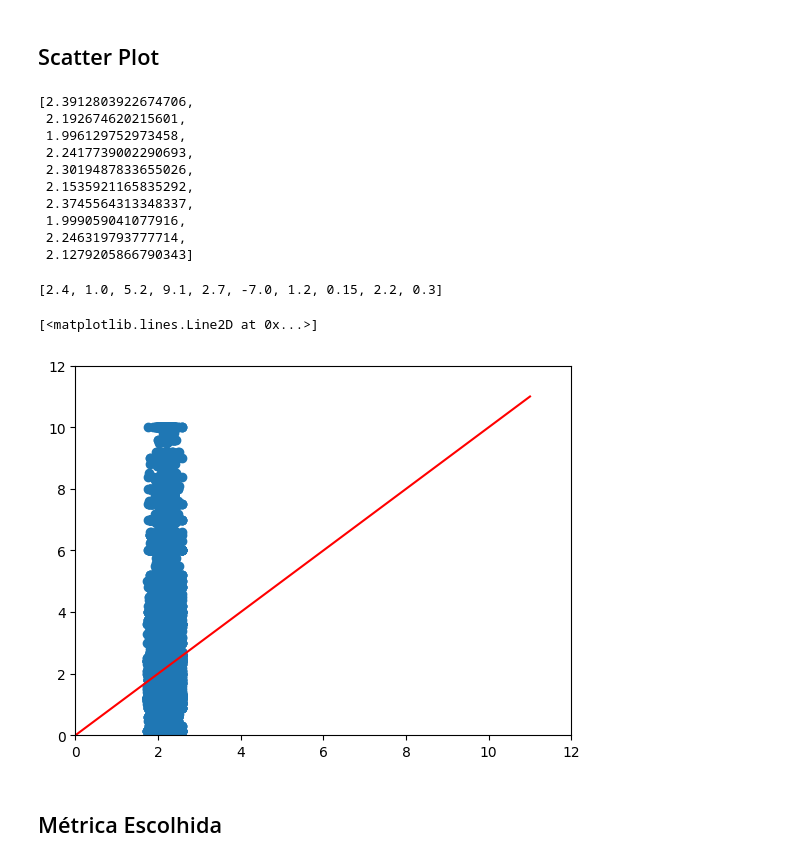
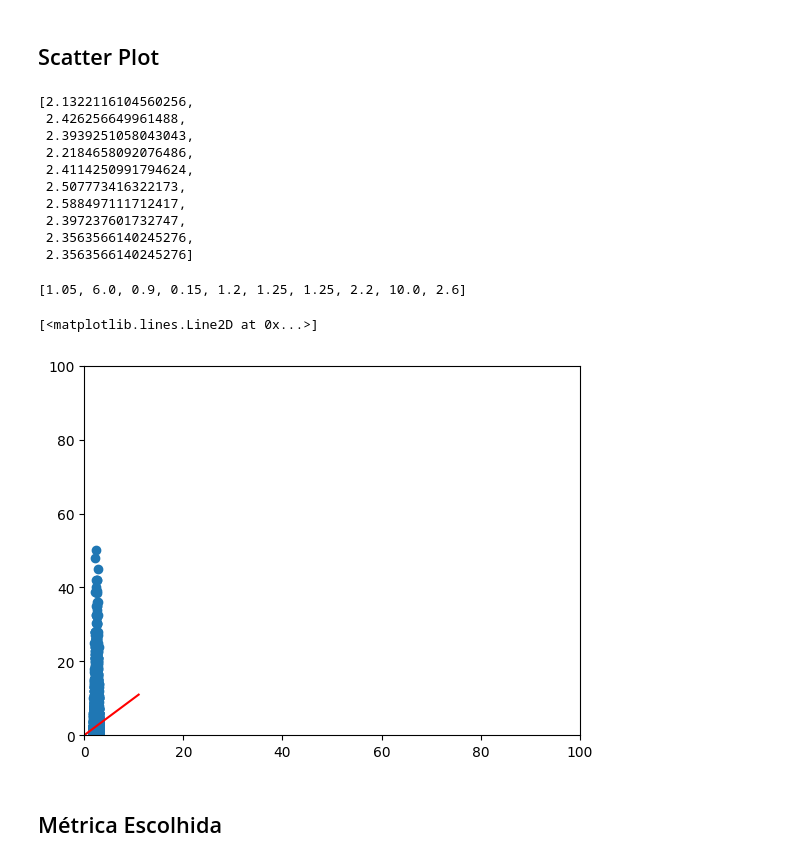
Before and after one commit to mauriciobenjamin700/8-periodo, a Jupyter notebook: sistemas-inteligentes/class/2024-10-23/gradient_descent.ipynb, the cells around one changed output. Drawn from its saved outputs; the diff is of its cells as text; code cells hidden in the pictures.

```diff
--- a/sistemas-inteligentes/class/2024-10-23/gradient_descent.ipynb
+++ b/sistemas-inteligentes/class/2024-10-23/gradient_descent.ipynb
@@ -36,2 +38,2 @@ df
 # %%
-df = df[df['profit'] <= 10]
+#df = df[df['profit'] <= 10]
@@ -373,28 +375,28 @@ np.float64(-36.0)
 # %%
 predictions[:10]
 # %% [output]
-[2.3912803922674706,
- 2.192674620215601,
- 1.996129752973458,
- 2.2417739002290693,
- 2.3019487833655026,
- 2.1535921165835292,
- 2.3745564313348337,
- 1.999059041077916,
- 2.246319793777714,
- 2.1279205866790343]
+[2.1322116104560256,
+ 2.426256649961488,
+ 2.3939251058043043,
+ 2.2184658092076486,
+ 2.4114250991794624,
+ 2.507773416322173,
+ 2.588497111712417,
+ 2.397237601732747,
+ 2.3563566140245276,
+ 2.3563566140245276]
 # %%
 y_test[:10]
 # %% [output]
-[2.4, 1.0, 5.2, 9.1, 2.7, -7.0, 1.2, 0.15, 2.2, 0.3]
+[1.05, 6.0, 0.9, 0.15, 1.2, 1.25, 1.25, 2.2, 10.0, 2.6]
 # %%
 plt.scatter(predictions, y_test)
-plt.xlim([0,12])
-plt.ylim([0,12])
+plt.xlim([0,100])
+plt.ylim([0,100])
 plt.plot(range(0,12), range(0,12), "-r")
 # %% [output]
 [<matplotlib.lines.Line2D at 0x...>]
-[figure, old version]
+[figure, new version]
 # %% [markdown]
 ## Métrica Escolhida
 # %%
```
Also changed, not shown: parts of 19 cells of this notebook, 1 other file.
